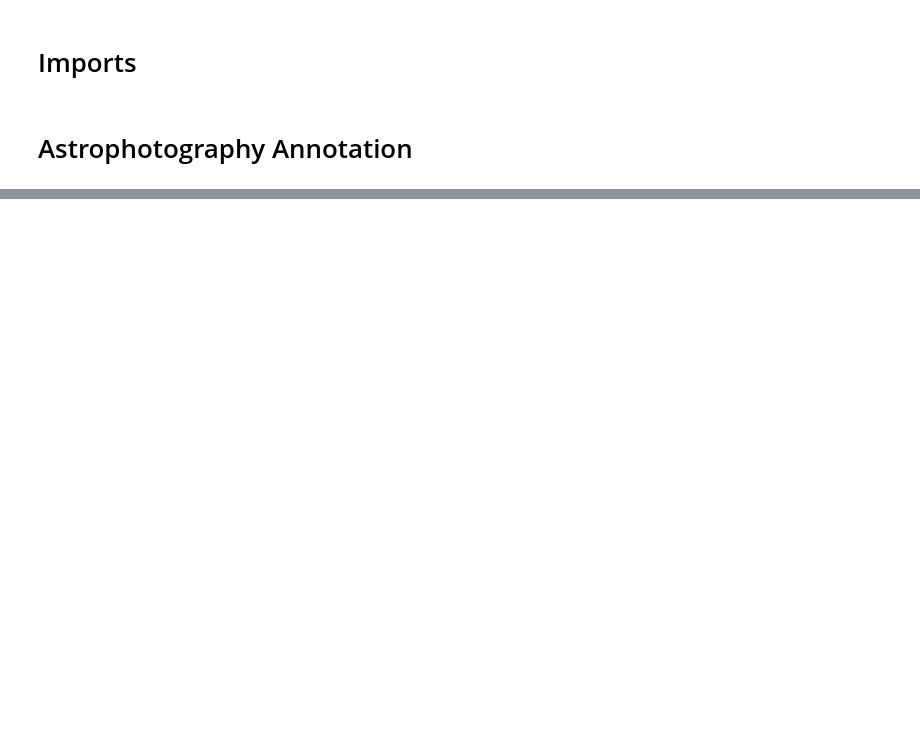
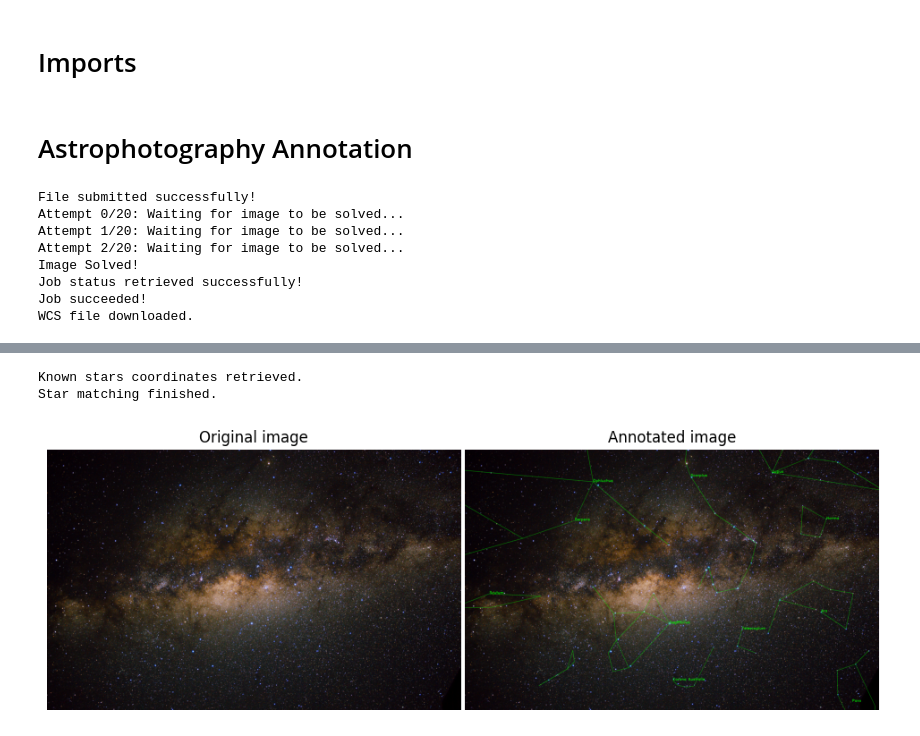
Before and after one commit to paulooctavio/astronomy, a Jupyter notebook: Astrophotography_Annotation.ipynb, the cells around one changed output, grey strips where cells are left out. Saved outputs shown, nothing was run; the diff lists cells and outputs as text; code cells hidden in the pictures; blank space fills up the shorter version.

Commit message:
Added constellation annotation feature

```diff
--- a/Astrophotography_Annotation.ipynb
+++ b/Astrophotography_Annotation.ipynb
@@ -265,0 +557,23 @@ def process_image(
+# %%
+display_image_path = "./local_data/milky_way_core.png"
+annotate_objects = False
+annotate_constellations = True
+output_path = "./local_data/milky_way_core_constellations_annotated.png"
+plate_solved_image_path = "./local_data/milky_way_core_unprocessed.png"
+
+process_image(
+    display_image_path,
+    annotate_objects,
+    annotate_constellations,
+    output_path,
+    plate_solved_image_path,
+)
+# %% [output]
+File submitted successfully!
+Attempt 0/20: Waiting for image to be solved...
+Attempt 1/20: Waiting for image to be solved...
+Attempt 2/20: Waiting for image to be solved...
+Image Solved!
+Job status retrieved successfully!
+Job succeeded!
+WCS file downloaded.
@@ -266 +581,4 @@ def process_image(
+Known stars coordinates retrieved.
+Star matching finished.
+[figure, added]
 # %%
```
Also changed, not shown: parts of 6 cells of this notebook.
